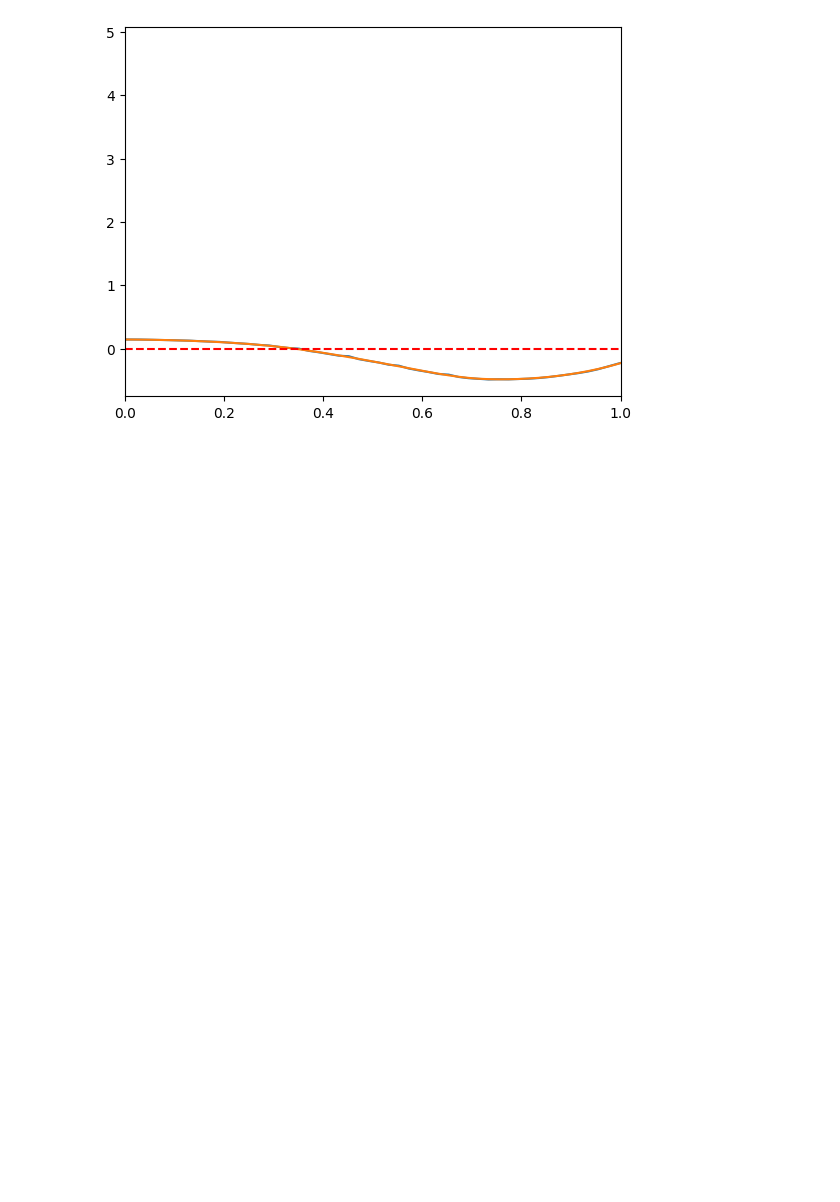
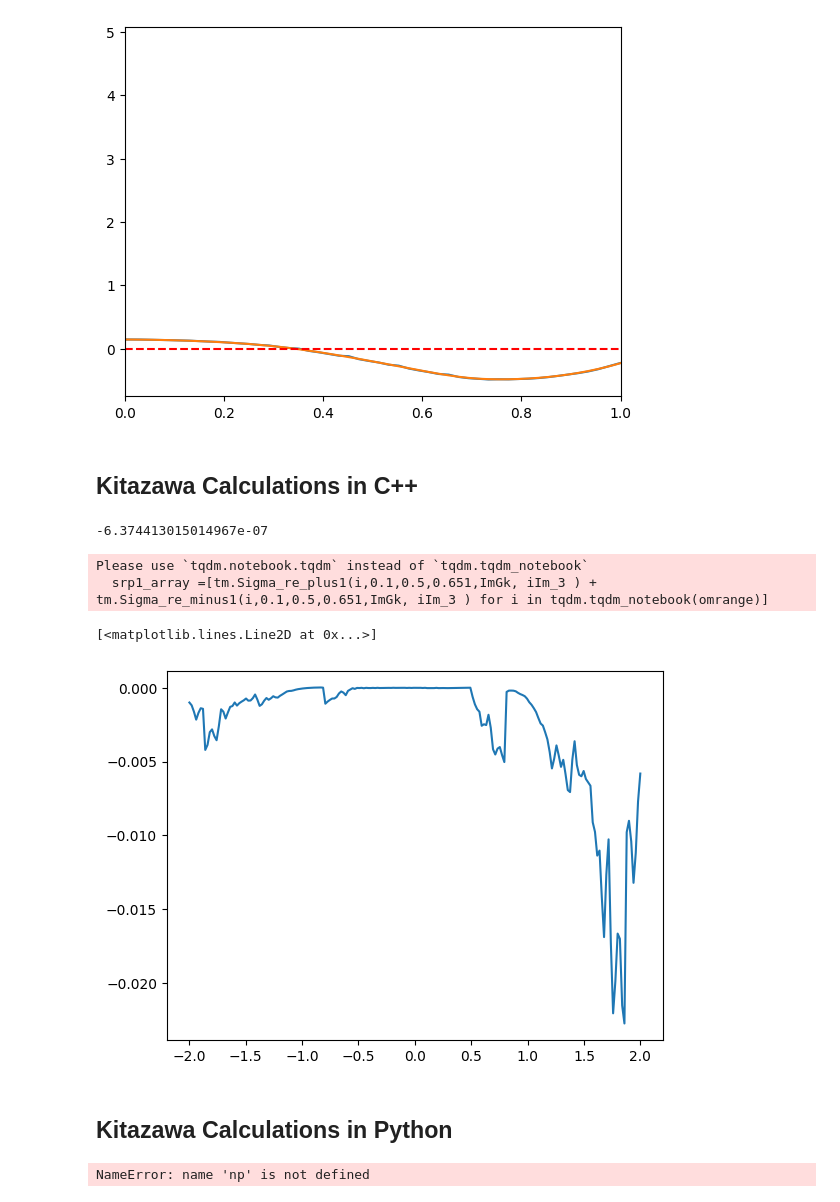
Before and after one commit to k-maslov/TMQGP, a Jupyter notebook: Py_files/Thermal_calc.ipynb, the cells around one changed output. Cells and saved outputs as stored; diff of their text form; code cells hidden in the pictures; blank space fills up the shorter version.

Commit message:
Added Kitazawa 2014 Numerics calculations

```diff
--- a/Py_files/Thermal_calc.ipynb
+++ b/Py_files/Thermal_calc.ipynb
@@ -265,3 +268,23 @@ plt.axhline(0, color='red', linestyle='--')
 # %% [output]
 <matplotlib.lines.Line2D at 0x...>
 [figure]
+# %% [markdown]
+## Kitazawa Calculations in C++
+# %%
+def Gk(p0,p,m,eps=0.001):
+    return 1/( p0**2 - p**2 - m**2 + 1j*eps*np.sign(p0))
+
+p0range = np.linspace(-1.641,1.641,550)
+prange = np.linspace(0,0.651,350)
+# %%
+Gk_array = np.array([[Gk(p0,p,0.134) for p in prange] for p0 in p0range])
+ImGk = tm.Interpolator2D(prange,p0range,np.ascontiguousarray(np.imag(Gk_array)))
+# %%
+tm.Sigma_re_minus1(0,0.1,0.5,0.1,ImGk, iIm_3) # + tm.Sigma_re_plus1(0.01,0.1,0.5,0.1,0.1,ImGk)
+# %% [output]
+-6.374413015014967e-07
+# %%
+srp1_array =[tm.Sigma_re_plus1(i,0.1,0.5,0.651,ImGk, iIm_3 ) + tm.Sigma_re_minus1(i,0.1,0.5,0.651,ImGk, iIm_3 ) for i in tqdm.tqdm_notebook(omrange)]
+# %% [output]
+Please use `tqdm.notebook.tqdm` instead of `tqdm.tqdm_notebook`
+  srp1_array =[tm.Sigma_re_plus1(i,0.1,0.5,0.651,ImGk, iIm_3 ) + tm.Sigma_re_minus1(i,0.1,0.5,0.651,ImGk, iIm_3 ) for i in tqdm.tqdm_notebook(omrange)]
@@ -267,0 +294,9 @@ plt.axhline(0, color='red', linestyle='--')
+# %%
+plt.plot(omrange, srp1_array)
+#plt.xlim(-0.5,0.5)
+#plt.ylim(-1.3,1.3)
+# %% [output]
+[<matplotlib.lines.Line2D at 0x...>]
+[figure, added]
+# %% [markdown]
+## Kitazawa Calculations in Python
@@ -267,0 +311,4 @@ plt.axhline(0, color='red', linestyle='--')
+# %%
+Integral1(1,0,0.1,0.5,0.01)
+# %% [output]
+NameError: name 'np' is not defined
```
Also changed, not shown: parts of 48 cells of this notebook.
